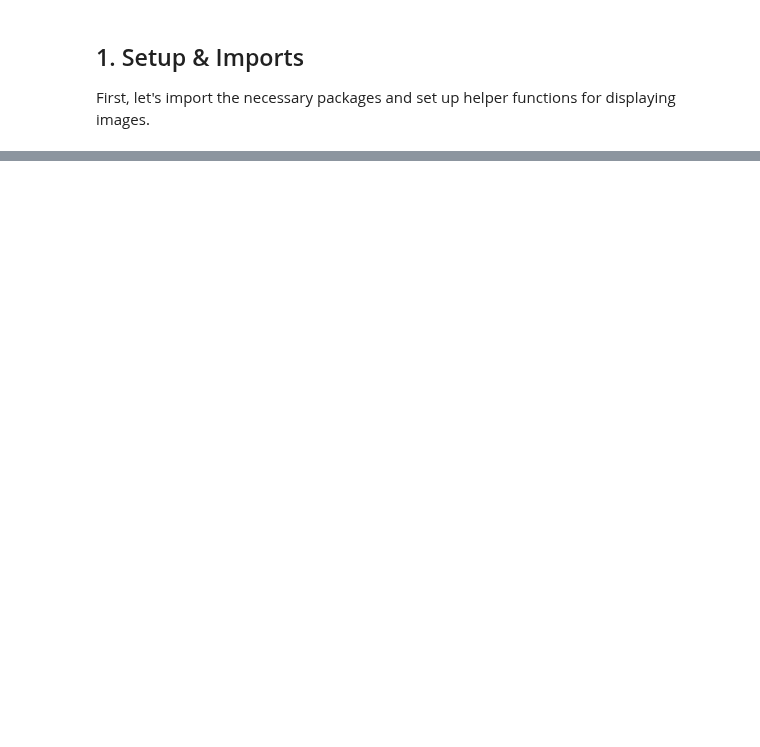
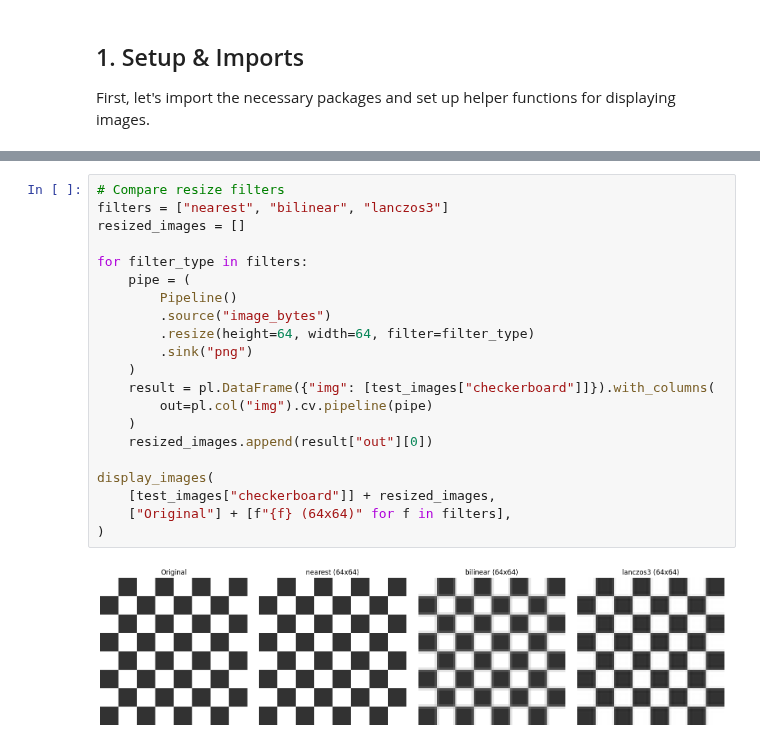
Before and after one commit to heshamdar/polars-cv, a Jupyter notebook: polars-vision/notebooks/demo_comprehensive.ipynb, the cells around one changed output, grey strips where cells are left out. Drawn from its saved outputs; the diff is of its cells as text; blank space fills up the shorter version.

```diff
--- a/polars-vision/notebooks/demo_comprehensive.ipynb
+++ b/polars-vision/notebooks/demo_comprehensive.ipynb
@@ -218,0 +293,23 @@ polars-vision supports three resize filter types:
+# %%
+# Compare resize filters
+filters = ["nearest", "bilinear", "lanczos3"]
+resized_images = []
+
+for filter_type in filters:
+    pipe = (
+        Pipeline()
+        .source("image_bytes")
+        .resize(height=64, width=64, filter=filter_type)
+        .sink("png")
+    )
+    result = pl.DataFrame({"img": [test_images["checkerboard"]]}).with_columns(
+        out=pl.col("img").cv.pipeline(pipe)
+    )
+    resized_images.append(result["out"][0])
+
+display_images(
+    [test_images["checkerboard"]] + resized_images,
+    ["Original"] + [f"{f} (64x64)" for f in filters],
+)
+# %% [output]
+[figure, added]
```
Also changed, not shown: parts of 73 cells of this notebook, 1 other file.
